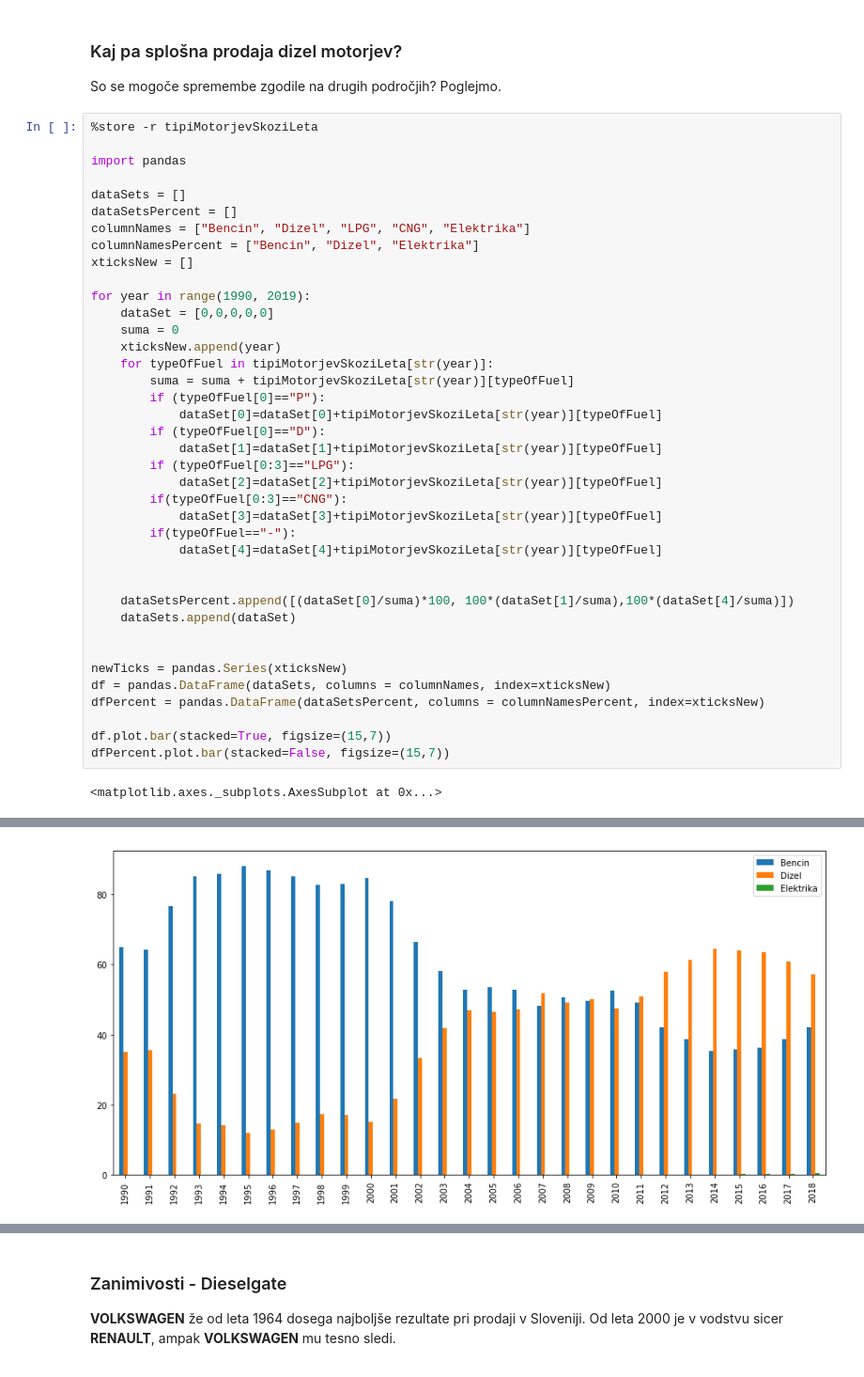
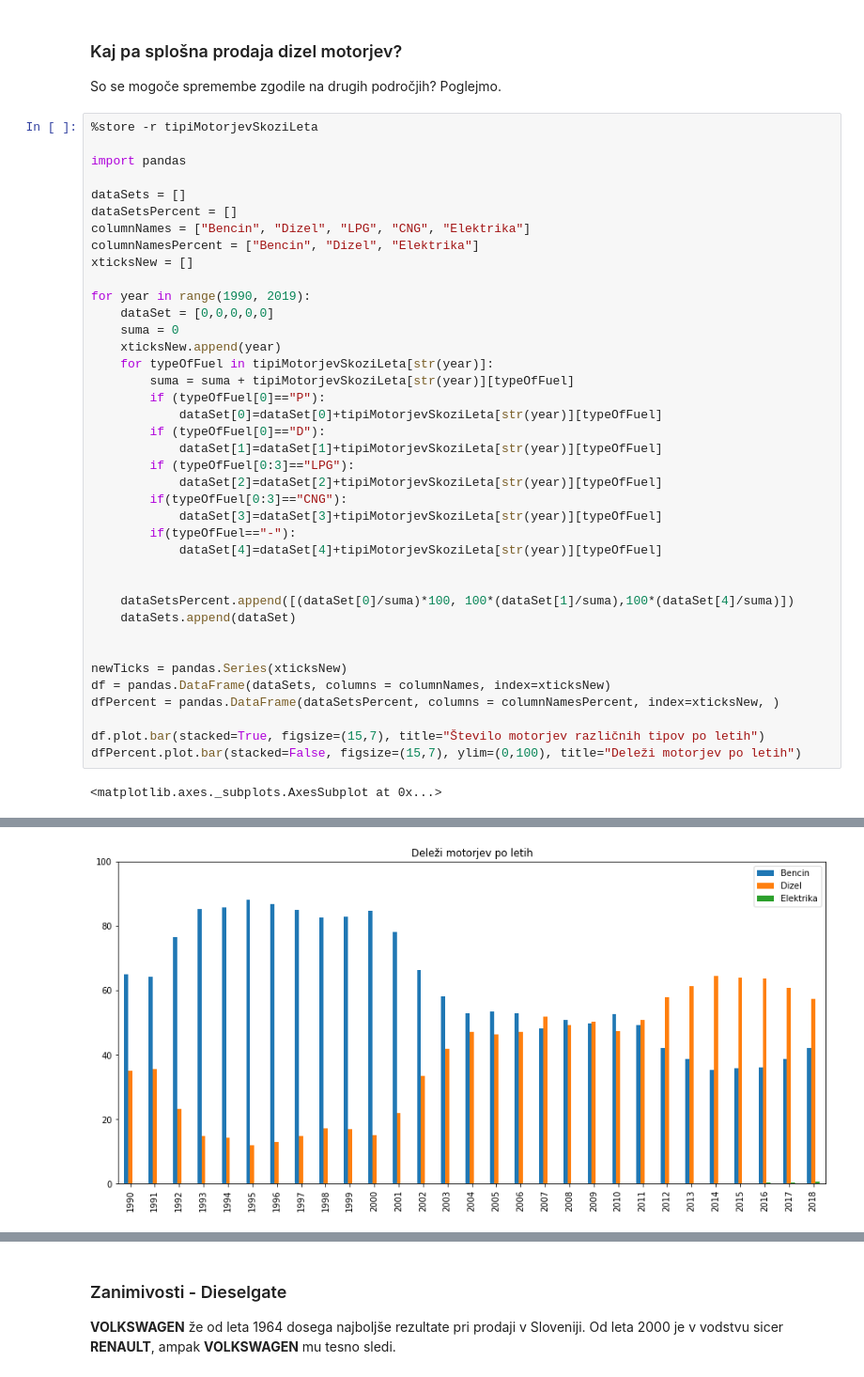
Before and after one commit to AttackVectorDelta/PR19NAJL, a Jupyter notebook: Poročilo.ipynb, the cells around one changed output, grey strips where cells are left out. Shown at 94% size. Cells and saved outputs as stored; diff of their text form.

Commit message:
More graphs, report 90% done

```diff
--- a/Poročilo.ipynb
+++ b/Poročilo.ipynb
@@ -182,9 +182,9 @@ for year in range(1990, 2019):
 
 newTicks = pandas.Series(xticksNew)
 df = pandas.DataFrame(dataSets, columns = columnNames, index=xticksNew)
-dfPercent = pandas.DataFrame(dataSetsPercent, columns = columnNamesPercent, index=xticksNew)
+dfPercent = pandas.DataFrame(dataSetsPercent, columns = columnNamesPercent, index=xticksNew, )
 
-df.plot.bar(stacked=True, figsize=(15,7))
-dfPercent.plot.bar(stacked=False, figsize=(15,7))
+df.plot.bar(stacked=True, figsize=(15,7), title="Število motorjev različnih tipov po letih")
+dfPercent.plot.bar(stacked=False, figsize=(15,7), ylim=(0,100), title="Deleži motorjev po letih")
 # %% [output]
 <matplotlib.axes._subplots.AxesSubplot at 0x...>
@@ -192 +192 @@ dfPercent.plot.bar(stacked=False, figsize=(15,7))
-[figure, old version]
+[figure, new version]
```
Also changed, not shown: parts of 12 cells of this notebook, 1 other file.
